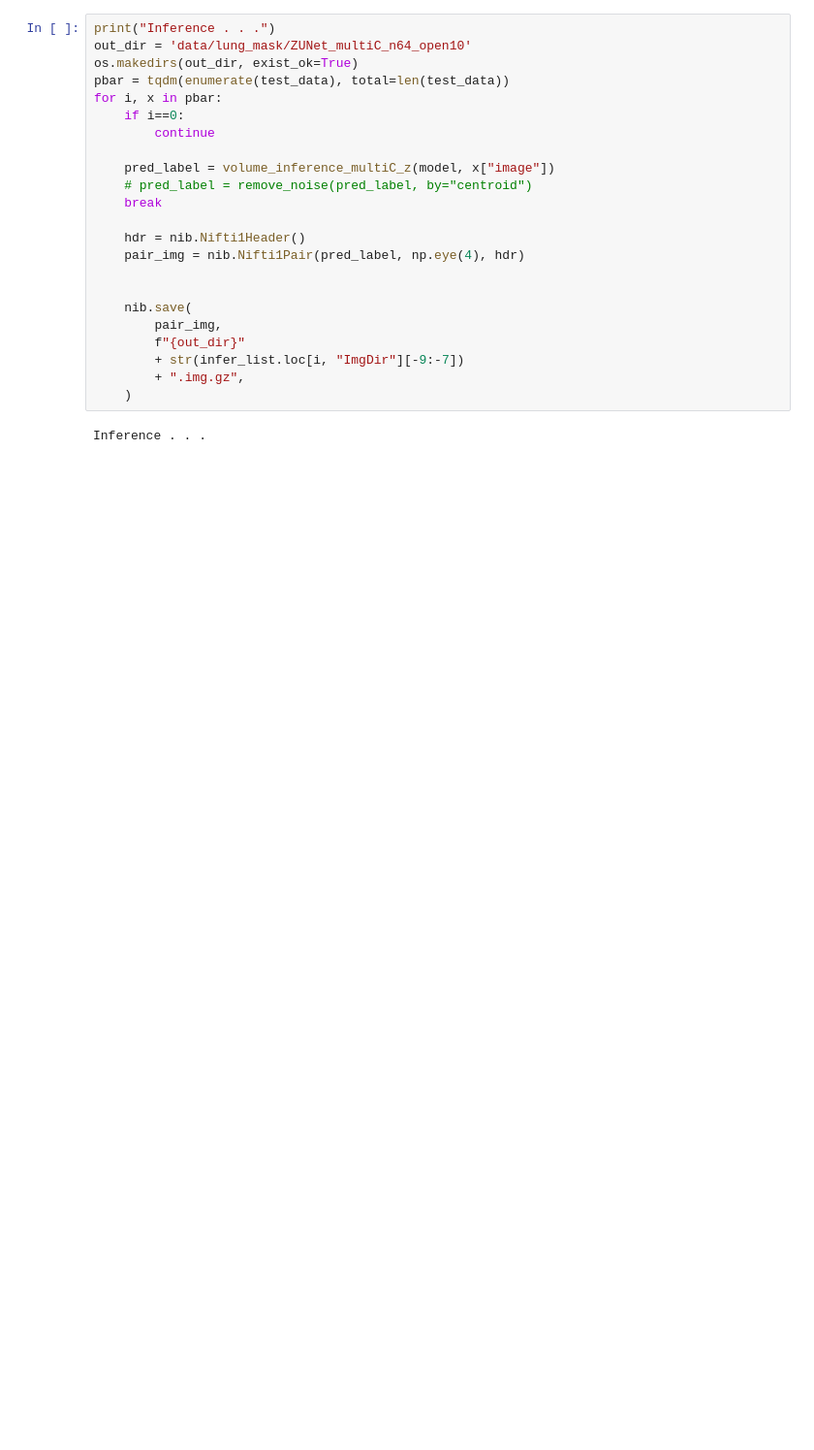
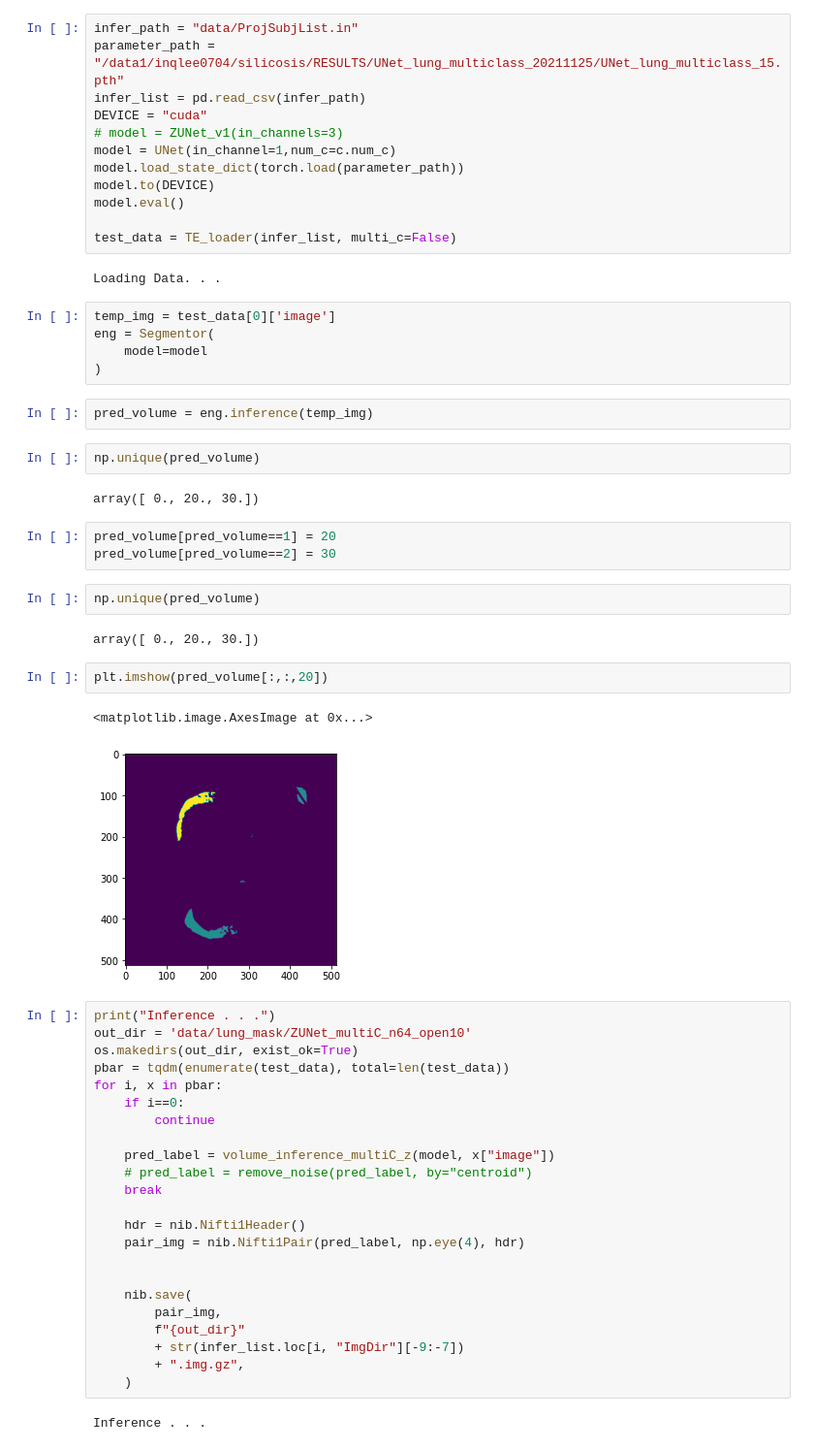
Before and after one commit to inqlee0704/silicosis, a Jupyter notebook: experiment.ipynb, the cells around one changed output. Shown at 97% size. Drawn from its saved outputs; the diff is of its cells as text; blank space fills up the shorter version.

```diff
--- a/experiment.ipynb
+++ b/experiment.ipynb
@@ -237,3 +158,40 @@ Loading Data. . .
+# %%
+infer_path = "data/ProjSubjList.in"
+parameter_path = "/data1/inqlee0704/silicosis/RESULTS/UNet_lung_multiclass_20211125/UNet_lung_multiclass_15.pth"
+infer_list = pd.read_csv(infer_path)
+DEVICE = "cuda"
+# model = ZUNet_v1(in_channels=3)
+model = UNet(in_channel=1,num_c=c.num_c)
+model.load_state_dict(torch.load(parameter_path))
+model.to(DEVICE)
+model.eval()
+
+test_data = TE_loader(infer_list, multi_c=False)
+# %% [output]
+Loading Data. . .
+# %%
+temp_img = test_data[0]['image']
+eng = Segmentor(
+    model=model
+)
+# %%
+pred_volume = eng.inference(temp_img)
+# %%
+np.unique(pred_volume)
+# %% [output]
+array([ 0., 20., 30.])
+# %%
+pred_volume[pred_volume==1] = 20
+pred_volume[pred_volume==2] = 30
+# %%
+np.unique(pred_volume)
+# %% [output]
+array([ 0., 20., 30.])
+# %%
+plt.imshow(pred_volume[:,:,20])
+# %% [output]
+<matplotlib.image.AxesImage at 0x...>
+[figure, added]
 # %%
 print("Inference . . .")
 out_dir = 'data/lung_mask/ZUNet_multiC_n64_open10'
```
Also changed, not shown: parts of 33 cells of this notebook, 5 other files.
